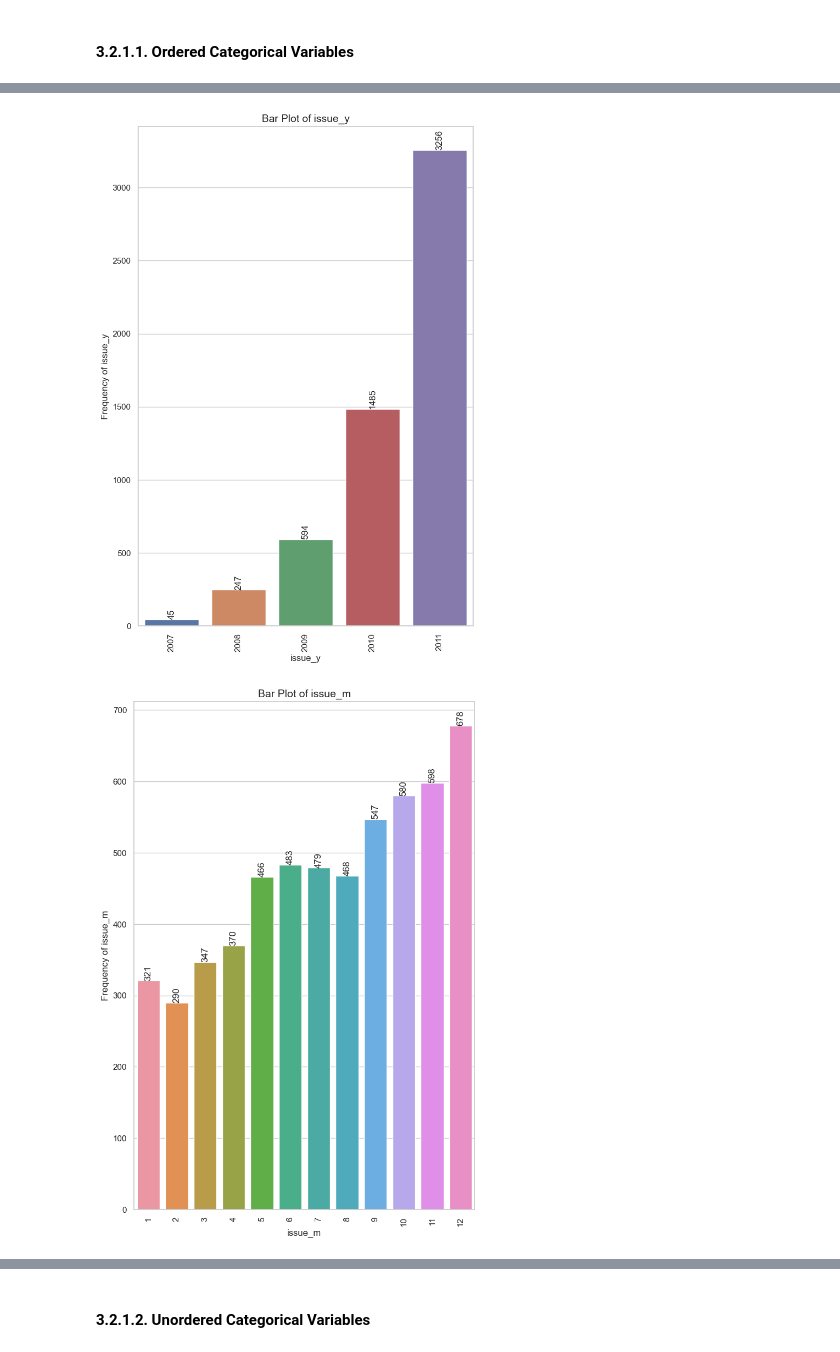
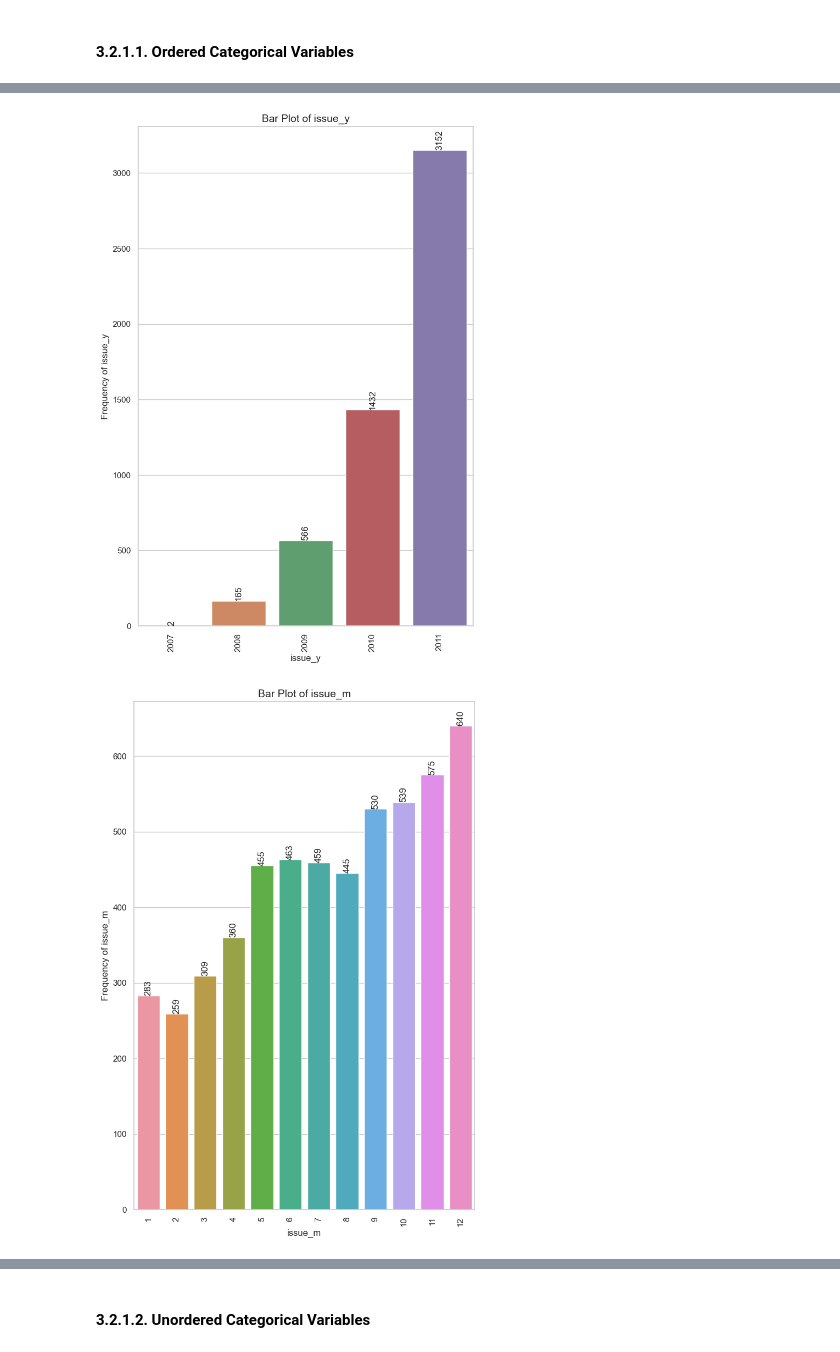
Before and after one commit to akashkriplani/lending-club-case-study, a Jupyter notebook: Akash_Kriplani.ipynb, the cells around one changed output, grey strips where cells are left out. Saved outputs shown, nothing was run; the diff lists cells and outputs as text; code cells hidden in the pictures.

```diff
--- a/Akash_Kriplani.ipynb
+++ b/Akash_Kriplani.ipynb
@@ -136,7 +137,35 @@ loan_df.shape
 ###### These will not contribute to loan pass or fail
 # %%
 # List the coumns which are not required for the analysis. Total 27 columns
-drop_cols = ['delinq_2yrs','earliest_cr_line','inq_last_6mths','open_acc','pub_rec','revol_bal','revol_util','total_acc','out_prncp','out_prncp_inv','total_pymnt','total_pymnt_inv','total_rec_prncp','total_rec_int','total_rec_late_fee','recoveries','collection_recovery_fee','last_pymnt_d','last_pymnt_amnt','last_credit_pull_d', 'desc', 'emp_title', 'id', 'member_id', 'title', 'url', 'zip_code']
+drop_cols = [
+ 'collection_recovery_fee',
+ 'delinq_2yrs',
+ 'desc',
+ 'earliest_cr_line',
+ 'emp_title',
+ 'id',
+ 'inq_last_6mths',
+ 'last_credit_pull_d',
+ 'last_pymnt_amnt',
+ 'last_pymnt_d',
+ 'member_id',
+ 'open_acc',
+ 'out_prncp',
+ 'out_prncp_inv',
+ 'pub_rec',
+ 'recoveries',
+ 'revol_bal',
+ 'revol_util',
+ 'title',
+ 'total_acc',
+ 'total_pymnt',
+ 'total_pymnt_inv',
+ 'total_rec_int',
+ 'total_rec_late_fee',
+ 'total_rec_prncp',
+ 'url',
+ 'zip_code'
+]
 
 loan_df.drop(drop_cols, axis = 1, inplace = True)
 # %%
@@ -146,7 +175,7 @@ loan_df.shape
 # %% [markdown]
 ### 2.6. Common Functions
 # %%
-def plot_bar_graph_for_defaulters(dataframe, x_column, y_column=None, hue_column=None, title=None, xlabel=None, ylabel=None, figsize=(10, 6), x_tick_rotation=90, freq_rotation=0, filter_column=None, filter_value=None):
+def plot_bar_graph(dataframe, x_column, y_column=None, hue_column=None, title=None, xlabel=None, ylabel=None, figsize=(10, 6), x_tick_rotation=90, freq_rotation=0, filter_column=None, filter_value=None):
     """
     Create a Seaborn bar plot for a specified column in a DataFrame.
 
@@ -318,5 +381,5 @@ def create_boxplot(df: pd.DataFrame, column_name: str, title: str = None, horizo
 # %%
-def bucket_data(column, thresholds, labels):
+def bucket_data(column, thresholds, labels) -> str:
     """
     Bucket data based on specified thresholds and labels.
 
@@ -464,0 +603,2 @@ Name: verification_status, dtype: int64
+# %%
+loan_df = loan_df[loan_df.pub_rec_bankruptcies.notna()]
@@ -645,7 +825,7 @@ Following fields will be checked as part of univariate analysis
 #### 3.2.1.1. Ordered Categorical Variables
 # %%
 for cat_var in ['grade', 'sub_grade', 'term', 'emp_length', 'issue_y', 'issue_m', 'issue_q']:
-    plot_bar_graph_for_defaulters(
+    plot_bar_graph(
         loan_df,
         x_column = cat_var,
         y_column = cat_var,
@@ -666,2 +846,2 @@ for cat_var in ['grade', 'sub_grade', 'term', 'emp_length', 'issue_y', 'issue_m'
-[figure, old version]
+[figure, new version]
-[figure, old version]
+[figure, new version]
```
Also changed, not shown: parts of 54 cells of this notebook.
